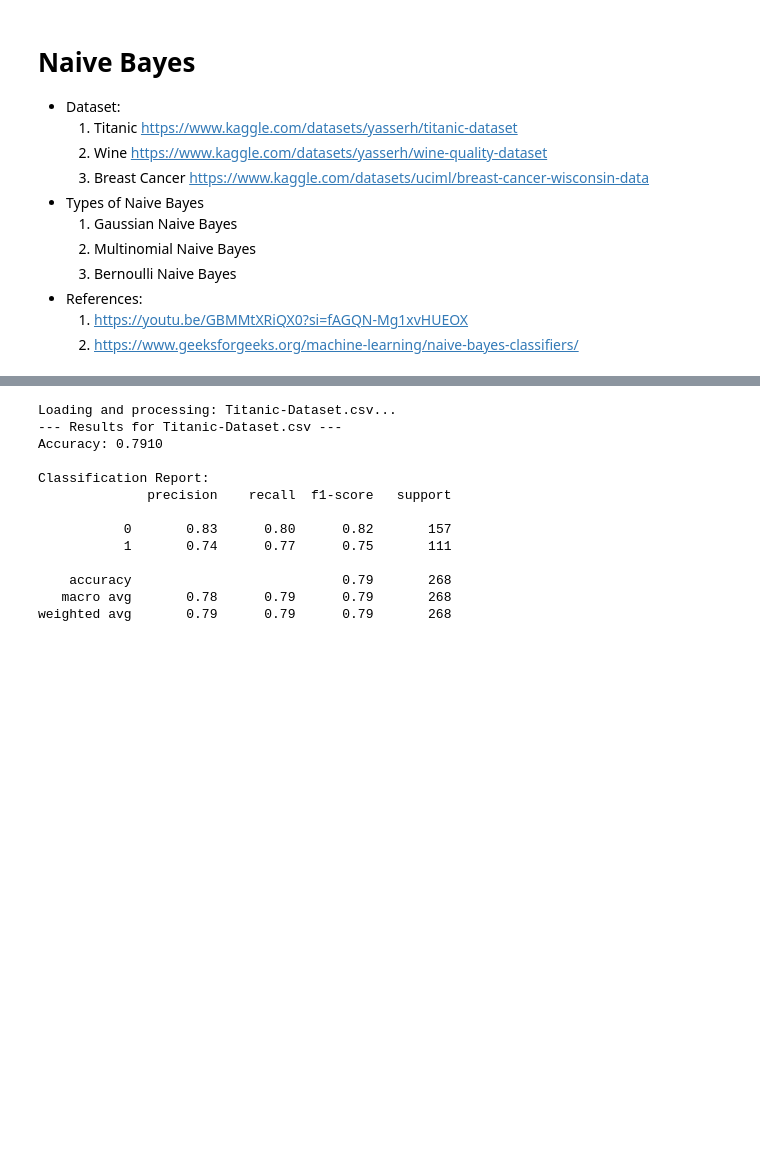
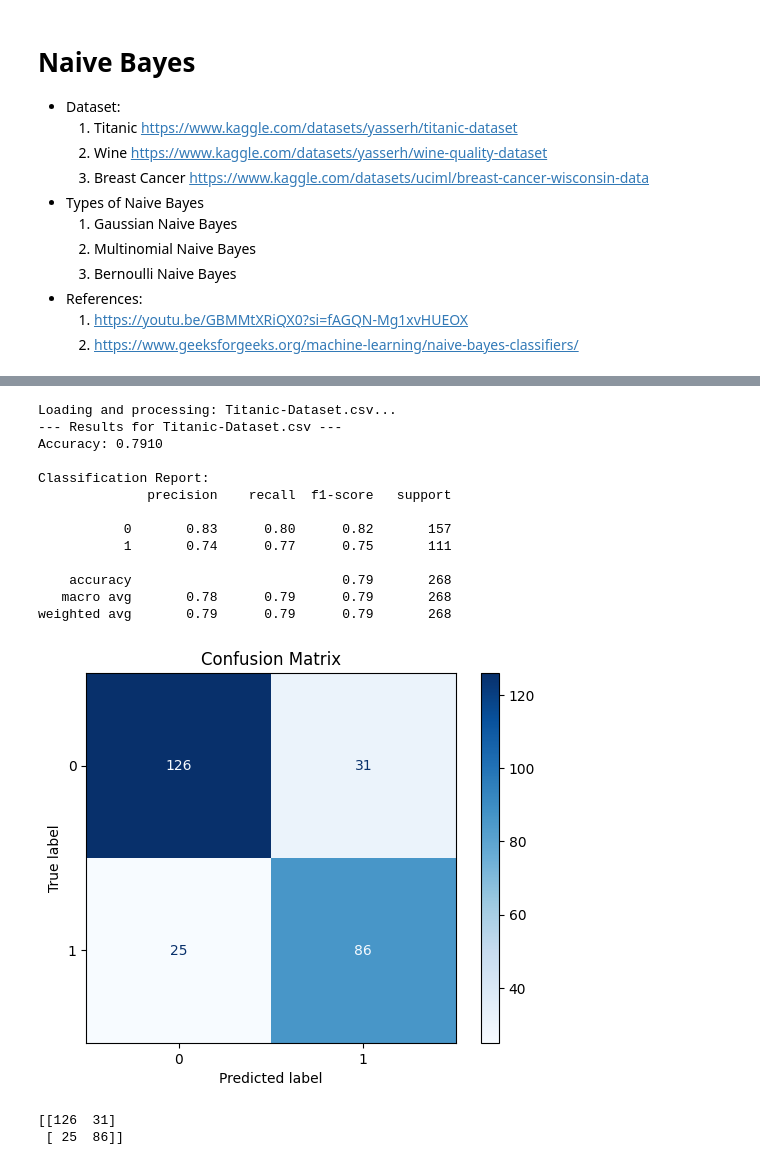
Before and after one commit to laibanadeem1/ML-Internship, a Jupyter notebook: NaiveBayes.ipynb, the cells around one changed output, grey strips where cells are left out. Saved outputs shown, nothing was run; the diff lists cells and outputs as text; code cells hidden in the pictures; blank space fills up the shorter version.

```diff
--- a/NaiveBayes.ipynb
+++ b/NaiveBayes.ipynb
@@ -107,21 +133,24 @@ weighted avg       0.57      0.55      0.56       343
 # %%
-titanic_model, titanic_preds, titanic_actual = run_generic_naive_bayes(
+titanic_model, titanic_preds, titanic_actual = run_naive_bayes(
     file_path='Titanic-Dataset.csv',
     target_col='Survived',
     cols_to_drop=['PassengerId', 'Name', 'Ticket', 'Cabin']
 )
 # %% [output]
 Loading and processing: Titanic-Dataset.csv...
 --- Results for Titanic-Dataset.csv ---
 Accuracy: 0.7910
 
 Classification Report:
               precision    recall  f1-score   support
 
            0       0.83      0.80      0.82       157
            1       0.74      0.77      0.75       111
 
     accuracy                           0.79       268
    macro avg       0.78      0.79      0.79       268
 weighted avg       0.79      0.79      0.79       268
+[figure, added]
+[[126  31]
+ [ 25  86]]
 # %%
```
Also changed, not shown: parts of 3 cells of this notebook, 2 other files.
